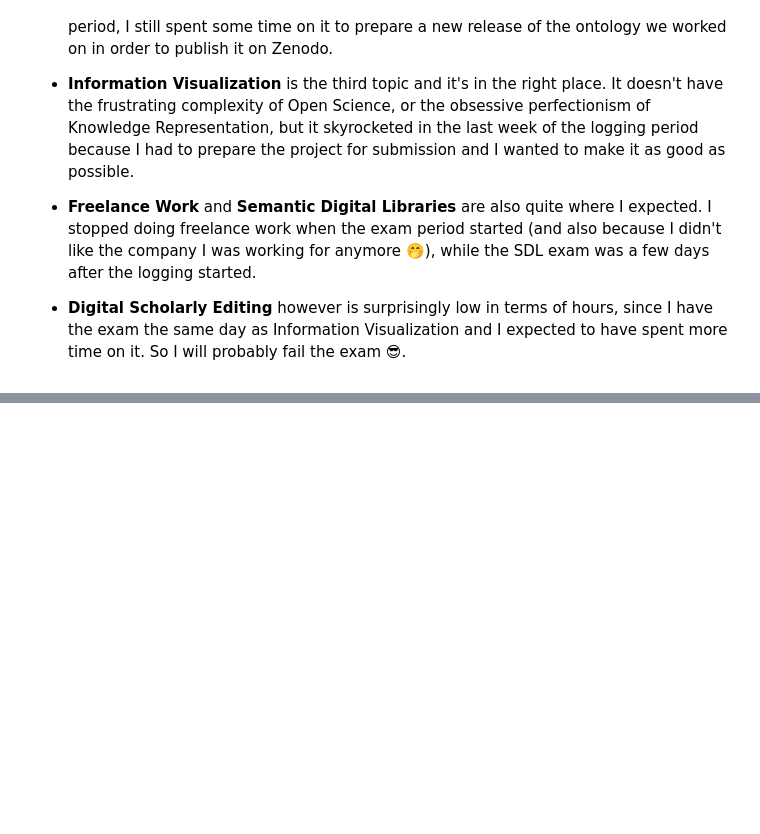
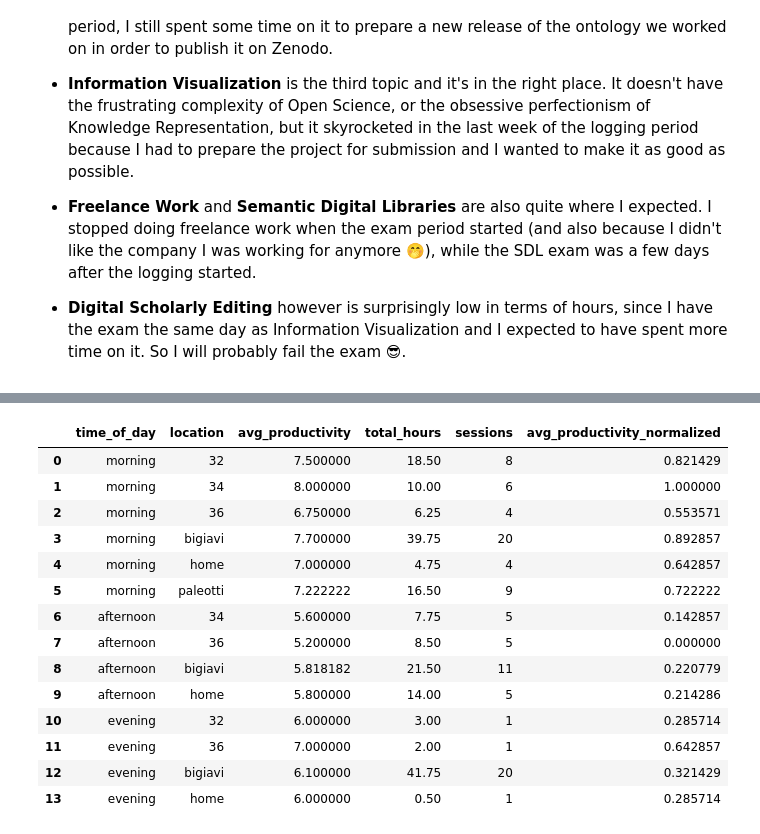
Before and after one commit to epistrephein/charting-the-grind, a Jupyter notebook: notebook.ipynb, the cells around one changed output, grey strips where cells are left out. Cells and saved outputs as stored; diff of their text form; code cells hidden in the pictures; blank space fills up the shorter version.

```diff
--- a/notebook.ipynb
+++ b/notebook.ipynb
@@ -262,0 +468,38 @@ The chart confirmed most of my expectations: the topics that felt more present i
+# %%
+productivity_time_location = (
+    df.groupby(["time_of_day", "location"], as_index=False)
+    .agg(
+        avg_productivity=("productivity_score", "mean"),
+        total_hours=("duration_hours", "sum"),
+        sessions=("productivity_score", "count")
+    )
+)
+
+group_min = productivity_time_location["avg_productivity"].min()
+group_max = productivity_time_location["avg_productivity"].max()
+
+if group_max == group_min:
+    productivity_time_location["avg_productivity_normalized"] = 1
+else:
+    productivity_time_location["avg_productivity_normalized"] = (
+        (productivity_time_location["avg_productivity"] - group_min)
+        / (group_max - group_min)
+    )
+
+display(productivity_time_location)
+# %% [output]
+|  | time_of_day | location | avg_productivity | total_hours | sessions | avg_productivity_normalized |
+| 0 | morning | 32 | 7.500000 | 18.50 | 8 | 0.821429 |
+| 1 | morning | 34 | 8.000000 | 10.00 | 6 | 1.000000 |
+| 2 | morning | 36 | 6.750000 | 6.25 | 4 | 0.553571 |
+| 3 | morning | bigiavi | 7.700000 | 39.75 | 20 | 0.892857 |
+| 4 | morning | home | 7.000000 | 4.75 | 4 | 0.642857 |
+| 5 | morning | paleotti | 7.222222 | 16.50 | 9 | 0.722222 |
+| 6 | afternoon | 34 | 5.600000 | 7.75 | 5 | 0.142857 |
+| 7 | afternoon | 36 | 5.200000 | 8.50 | 5 | 0.000000 |
+| 8 | afternoon | bigiavi | 5.818182 | 21.50 | 11 | 0.220779 |
+| 9 | afternoon | home | 5.800000 | 14.00 | 5 | 0.214286 |
+| 10 | evening | 32 | 6.000000 | 3.00 | 1 | 0.285714 |
+| 11 | evening | 36 | 7.000000 | 2.00 | 1 | 0.642857 |
+| 12 | evening | bigiavi | 6.100000 | 41.75 | 20 | 0.321429 |
+| 13 | evening | home | 6.000000 | 0.50 | 1 | 0.285714 |
```
Also changed, not shown: parts of 19 cells of this notebook, 3 other files.
